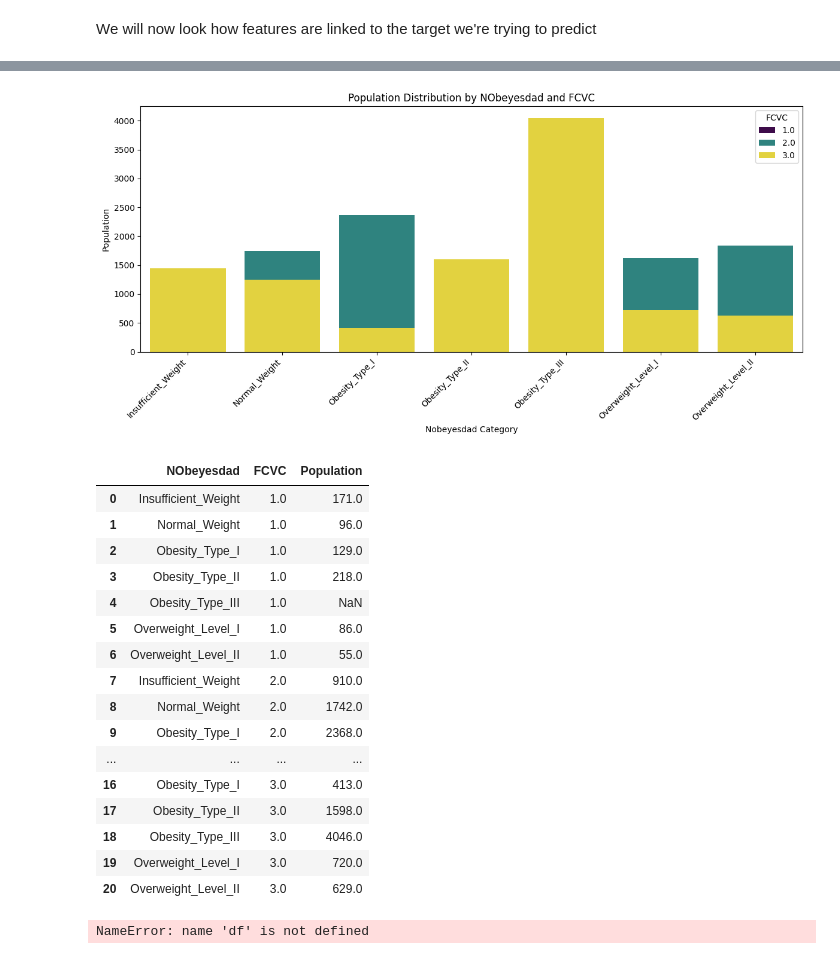
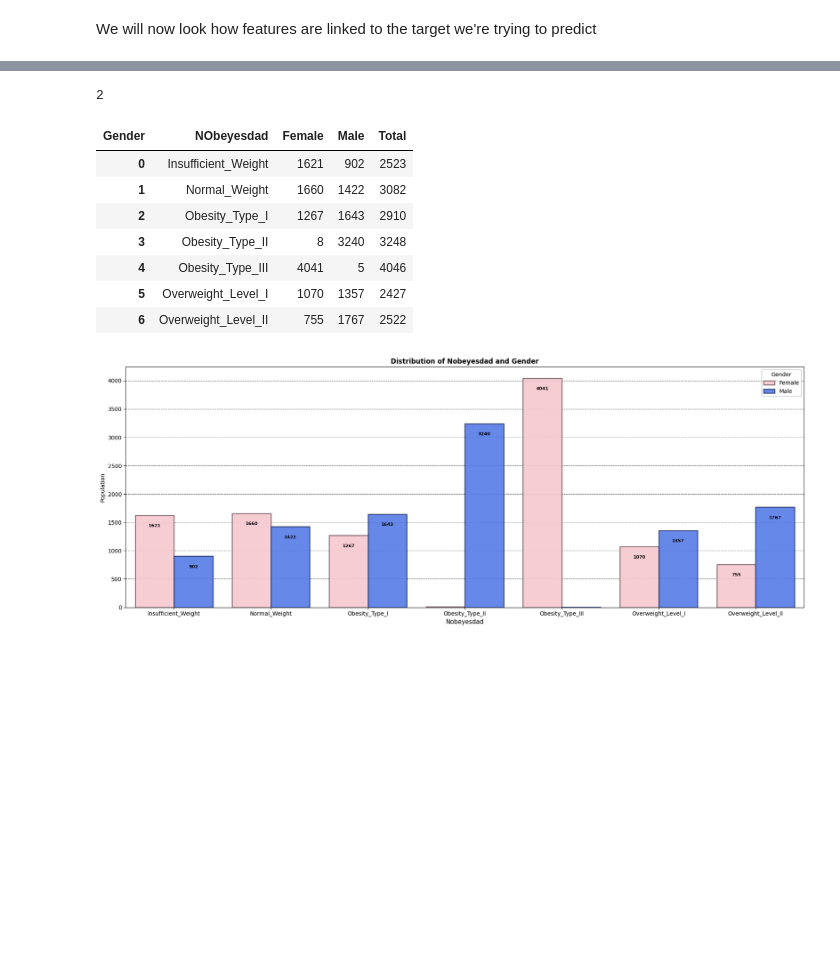
Before and after one commit to ydepledt/kaggle, a Jupyter notebook: obesity/multiclass_weight.ipynb, the cells around one changed output, grey strips where cells are left out. Cells and saved outputs as stored; diff of their text form; code cells hidden in the pictures; blank space fills up the shorter version.

```diff
--- a/obesity/multiclass_weight.ipynb
+++ b/obesity/multiclass_weight.ipynb
@@ -323,26 +281,15 @@ df_copy
-# %%
-utilities.plot_groupby(ax, df_train, 'NObeyesdad', 'FCVC')
-# %% [output]
-[figure, removed]
-|  | NObeyesdad | FCVC | Population |
-| 0 | Insufficient_Weight | 1.0 | 171.0 |
-| 1 | Normal_Weight | 1.0 | 96.0 |
-| 2 | Obesity_Type_I | 1.0 | 129.0 |
-| 3 | Obesity_Type_II | 1.0 | 218.0 |
-| 4 | Obesity_Type_III | 1.0 | NaN |
-| 5 | Overweight_Level_I | 1.0 | 86.0 |
-| 6 | Overweight_Level_II | 1.0 | 55.0 |
-| 7 | Insufficient_Weight | 2.0 | 910.0 |
-| 8 | Normal_Weight | 2.0 | 1742.0 |
-| 9 | Obesity_Type_I | 2.0 | 2368.0 |
-| ... | ... | ... | ... |
-| 16 | Obesity_Type_I | 3.0 | 413.0 |
-| 17 | Obesity_Type_II | 3.0 | 1598.0 |
-| 18 | Obesity_Type_III | 3.0 | 4046.0 |
-| 19 | Overweight_Level_I | 3.0 | 720.0 |
-| 20 | Overweight_Level_II | 3.0 | 629.0 |
-# %%
-df = df.reset_index().rename(columns={'index': 'NObeyesdad'})
-df
-# %% [output]
-NameError: name 'df' is not defined
+# %%
+plt.figure(figsize=(18, 7))
+ax = plt.subplot(1, 1, 1)
+_ = utilities.plot_groupby(ax, df_train, 'NObeyesdad', 'Gender', color=[COLORS['PINK'], COLORS['BLUE']], style='multibar')
+# %% [output]
+2
+| Gender | NObeyesdad | Female | Male | Total |
+| 0 | Insufficient_Weight | 1621 | 902 | 2523 |
+| 1 | Normal_Weight | 1660 | 1422 | 3082 |
+| 2 | Obesity_Type_I | 1267 | 1643 | 2910 |
+| 3 | Obesity_Type_II | 8 | 3240 | 3248 |
+| 4 | Obesity_Type_III | 4041 | 5 | 4046 |
+| 5 | Overweight_Level_I | 1070 | 1357 | 2427 |
+| 6 | Overweight_Level_II | 755 | 1767 | 2522 |
+[figure, added]
```
Also changed, not shown: parts of 8 cells of this notebook, 1 other file.
